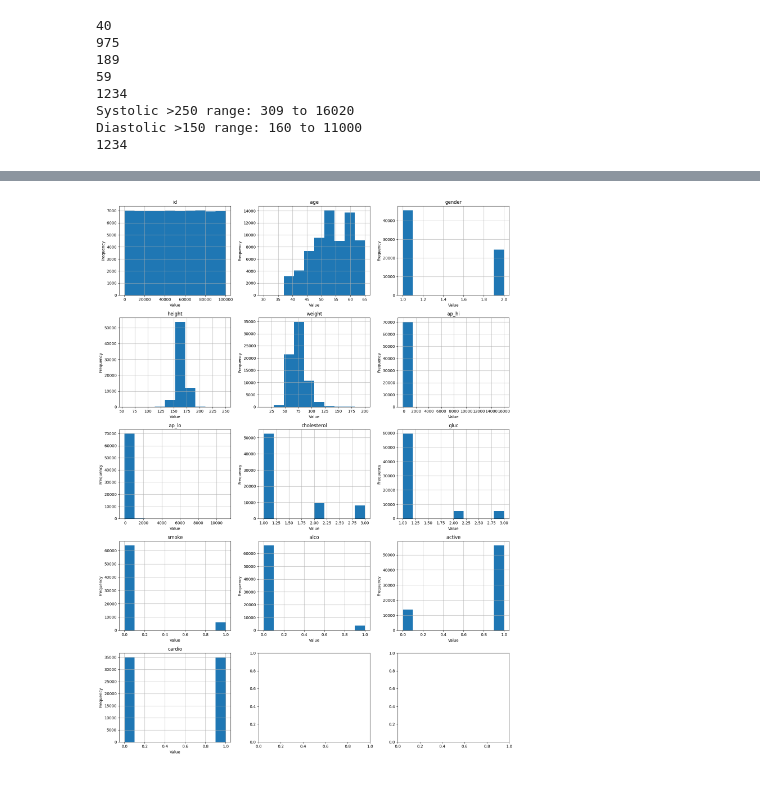
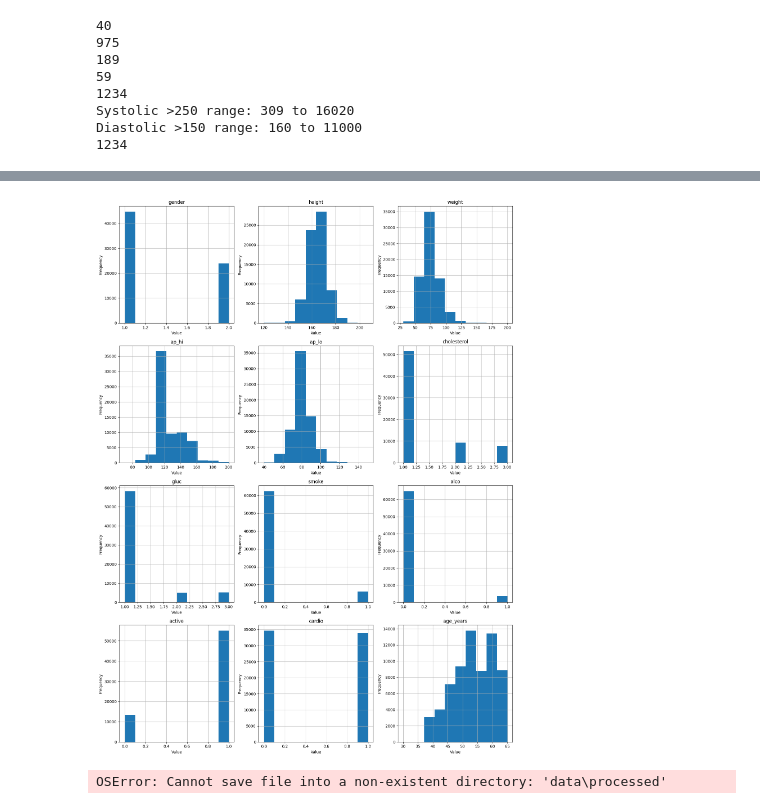
Before and after one commit to Kavisha612/Dissertation_ExplainableAI, a Jupyter notebook: cardio_train_data_preprocessing.ipynb, the cells around one changed output, grey strips where cells are left out. Cells and saved outputs as stored; diff of their text form; code cells hidden in the pictures.

Commit message:
Outlier filtering and columns dropped/changed age to years

```diff
--- a/cardio_train_data_preprocessing.ipynb
+++ b/cardio_train_data_preprocessing.ipynb
@@ -30,7 +30,7 @@ import matplotlib.pyplot as plt
 
 import os
 
-data = pd.read_csv(os.path.join("data/cardio_train.csv"))
+data = pd.read_csv(os.path.join("data/raw/cardio_train.csv"))
 
 # Data exploration
 
@@ -78,7 +78,7 @@ print("Diastolic >150 range:", high_dia.min(), "to", high_dia.max())
 
 # Print where ap_hi < ap_lo -> not possible
 print(data[data["ap_hi"] < data["ap_lo"]].shape[0])
-data["age"] = (data["age"] / 365.25).round().astype(int)
+data["age_years"] = (data["age"] / 365.25).round().astype(int)
 # %% [output]
 40
 975
@@ -124,18 +182,22 @@ plt.show()
 # %%
 # Histograms for each feature
-numeric_cols = data.select_dtypes(include=["float64", "int64"]).columns
+numeric_cols = df.select_dtypes(include=["float64", "int64"]).columns
 
-fig, axes = plt.subplots(nrows = 5, ncols = 3, figsize=(15, 20))
+fig, axes = plt.subplots(nrows = 4, ncols = 3, figsize=(15, 20))
 
 axes = axes.flatten()
 
 for idx, col in enumerate(numeric_cols):
-    data[col].hist(ax=axes[idx])
+    df[col].hist(ax=axes[idx])
     axes[idx].set_title(col)
     axes[idx].set_xlabel("Value")
     axes[idx].set_ylabel("Frequency")
 
 plt.tight_layout()
 plt.show()
 # %% [output]
-[figure, old version]
+[figure, new version]
+# %%
+df.to_csv("data/processed/cardio_baseline_clean.csv", index=False)
+# %% [output]
+OSError: Cannot save file into a non-existent directory: 'data\processed'
```
Also changed, not shown: parts of 3 cells of this notebook.
